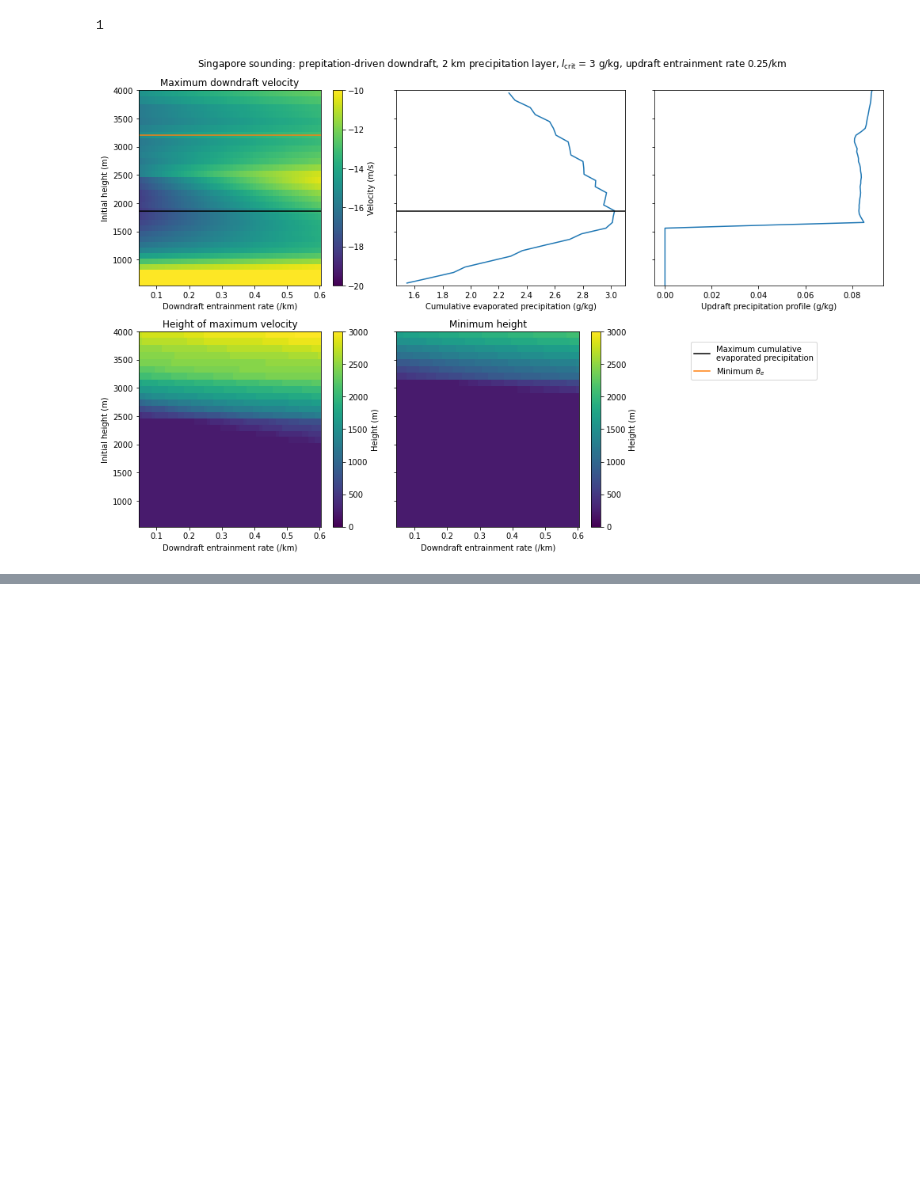
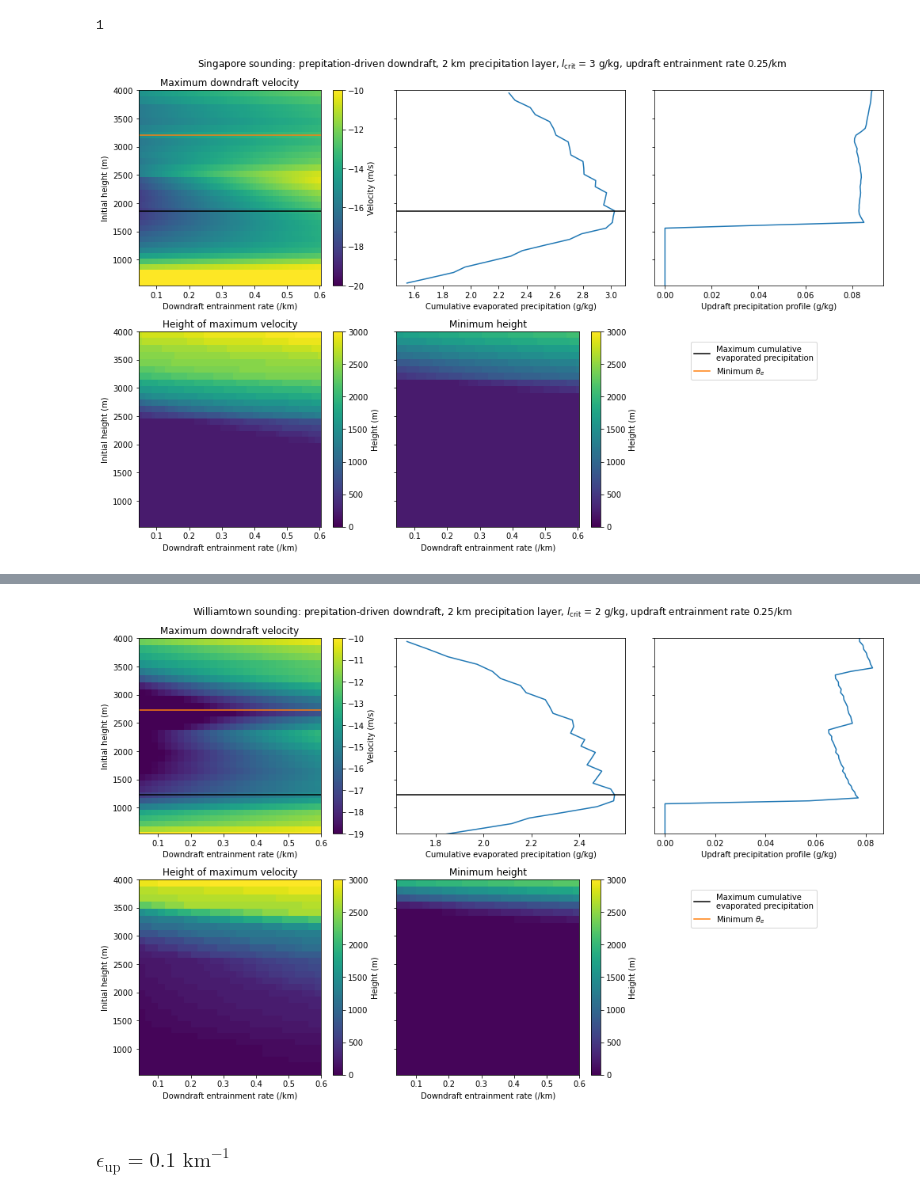
Before and after one commit to tschanzer/convection-scheme, a Jupyter notebook: notebooks/generalising_coupling_results.ipynb, the cells around one changed output, grey strips where cells are left out. Saved outputs shown, nothing was run; the diff lists cells and outputs as text; code cells hidden in the pictures; blank space fills up the shorter version.

Commit message:
Repeat analysis for Williamtown sounding

```diff
--- a/notebooks/generalising_coupling_results.ipynb
+++ b/notebooks/generalising_coupling_results.ipynb
@@ -1024,0 +1109,79 @@ fig.tight_layout()
+# %%
+max_velocity = np.zeros((z_init_down.size, epsilon_down.size))*units('m/s')
+max_velocity_height = np.zeros(
+    (z_init_down.size, epsilon_down.size))*units.meter
+min_height = np.zeros((z_init_down.size, epsilon_down.size))*units.meter
+
+for i in range(z_init_down.size):
+    for j in range(epsilon_down.size):
+        max_velocity_i = np.nanargmin(downdrafts[i,j].velocity)
+        max_velocity[i,j] = downdrafts[i,j].velocity[max_velocity_i]
+        max_velocity_height[i,j] = height[max_velocity_i]
+        min_height_i = np.max(np.argwhere(~np.isnan(downdrafts[i,j].velocity)))
+        min_height[i,j] = height[min_height_i]
+
+max_evap_height = z_init_down[np.argmax(total_precip, axis=0)]
+theta_e = equivalent_potential_temperature(
+    pressure, temperature, specific_humidity)
+z_min_theta_e = height[np.argmin(theta_e)]
+# %%
+fig, axes = plt.subplots(2, 3, figsize=(14,9))
+
+mesh = axes[0,0].pcolormesh(
+    epsilon_down, z_init_down, max_velocity, shading='nearest')
+mesh.set_clim(-19, -10)
+cbar = plt.colorbar(mesh, ax=axes[0,0])
+cbar.set_label('Velocity (m/s)')
+axes[0,0].axhline(max_evap_height, color='k',
+                  label='Maximum cumulative\nevaporated precipitation')
+axes[0,0].axhline(z_min_theta_e, color='tab:orange',
+                  label='Minimum $\\theta_e$')
+axes[0,0].set(xlabel='Downdraft entrainment rate (/km)',
+              ylabel='Initial height (m)',
+              title='Maximum downdraft velocity')
+axes[0,0].set_ylim(540, 4000)
+
+mesh = axes[0,1].plot(total_precip*1e3, z_init_down)
+axes[0,1].axhline(max_evap_height, color='k', label='Max evap.')
+axes[0,1].set(xlabel='Cumulative evaporated precipitation (g/kg)', ylabel='')
+axes[0,1].set_yticklabels([])
+axes[0,1].set_ylim(540, 4000)
+
+mesh = axes[0,2].plot(
+    updraft.precipitation*updraft.m_remaining*1e3, height)
+axes[0,2].set(xlabel='Updraft precipitation profile (g/kg)', ylabel='')
+axes[0,2].set_yticklabels([])
+axes[0,2].set_ylim(540, 4000)
+
+mesh = axes[1,0].pcolormesh(
+    epsilon_down, z_init_down, max_velocity_height, shading='nearest')
+mesh.set_clim(0, 3000)
+cbar = plt.colorbar(mesh, ax=axes[1,0])
+cbar.set_label('Height (m)')
+axes[1,0].set(xlabel='Downdraft entrainment rate (/km)',
+              ylabel='Initial height (m)',
+              title='Height of maximum velocity')
+axes[1,0].set_ylim(540, 4000)
+
+mesh = axes[1,1].pcolormesh(
+    epsilon_down, z_init_down, min_height, shading='nearest')
+mesh.set_clim(0, 3000)
+cbar = plt.colorbar(mesh, ax=axes[1,1])
+cbar.set_label('Height (m)')
+axes[1,1].set(xlabel='Downdraft entrainment rate (/km)', ylabel='',
+              title='Minimum height')
+axes[1,1].set_yticklabels([])
+axes[1,1].set_ylim(540, 4000)
+
+axes[1,2].remove()
+handles, labels = axes[0,0].get_legend_handles_labels()
+fig.legend(handles, labels, loc=(0.75, 0.35))
+
+fig.suptitle('Williamtown sounding: '
+             'prepitation-driven downdraft, 2 km precipitation layer, '
+             '$l_\mathrm{{crit}}$ = 2 g/kg, updraft entrainment rate 0.25/km')
+fig.tight_layout()
+# %% [output]
+[figure, added]
+# %% [markdown]
+### $\epsilon_\mathrm{up} = 0.1 \text{ km}^{-1}$
```
Also changed, not shown: parts of 15 cells of this notebook.
